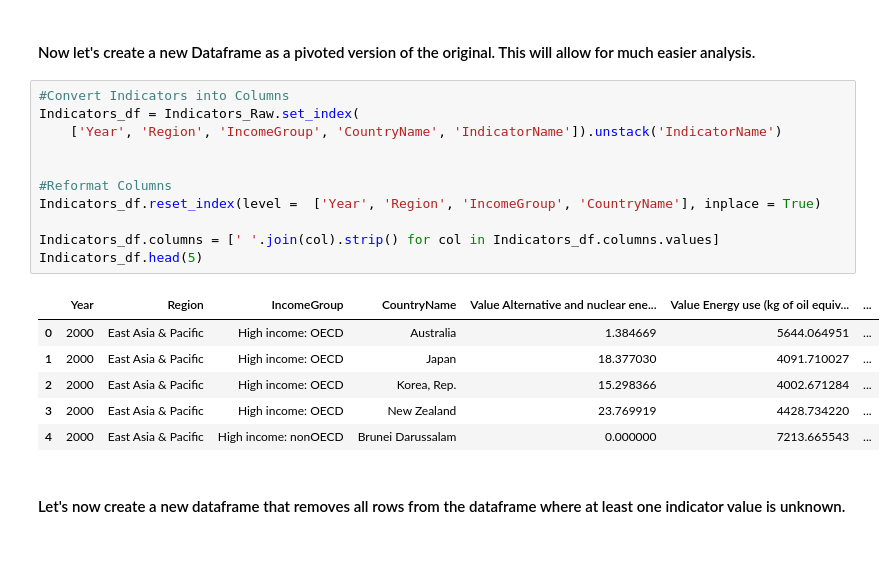
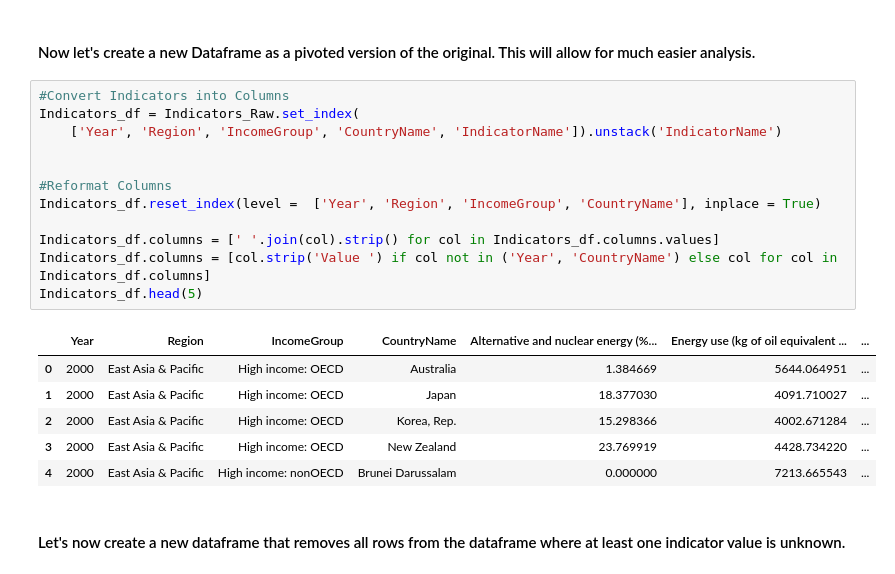
Before and after one commit to JSchatzman/World-Development-Indicators, a Jupyter notebook: Global Energy Usage Data Exploration.ipynb, the cells around one changed output. Cells and saved outputs as stored; diff of their text form.

```diff
--- a/Global Energy Usage Data Exploration.ipynb
+++ b/Global Energy Usage Data Exploration.ipynb
@@ -99,16 +96,17 @@ Indicators_Raw.drop(Indicators_Raw[Indicators_Raw.Region == ''].index, inplace =
 # %%
 #Convert Indicators into Columns
 Indicators_df = Indicators_Raw.set_index(
     ['Year', 'Region', 'IncomeGroup', 'CountryName', 'IndicatorName']).unstack('IndicatorName')
 
 
 #Reformat Columns
 Indicators_df.reset_index(level =  ['Year', 'Region', 'IncomeGroup', 'CountryName'], inplace = True)
 
 Indicators_df.columns = [' '.join(col).strip() for col in Indicators_df.columns.values]
+Indicators_df.columns = [col.strip('Value ') if col not in ('Year', 'CountryName') else col for col in Indicators_df.columns]
 Indicators_df.head(5)
 # %% [output]
-|  | Year | Region | IncomeGroup | CountryName | Value Alternative and nuclear ene... | Value Energy use (kg of oil equiv... | ... |
+|  | Year | Region | IncomeGroup | CountryName | Alternative and nuclear energy (%... | Energy use (kg of oil equivalent ... | ... |
 | 0 | 2000 | East Asia & Pacific | High income: OECD | Australia | 1.384669 | 5644.064951 | ... |
 | 1 | 2000 | East Asia & Pacific | High income: OECD | Japan | 18.377030 | 4091.710027 | ... |
 | 2 | 2000 | East Asia & Pacific | High income: OECD | Korea, Rep. | 15.298366 | 4002.671284 | ... |
```
Also changed, not shown: parts of 10 cells of this notebook.
